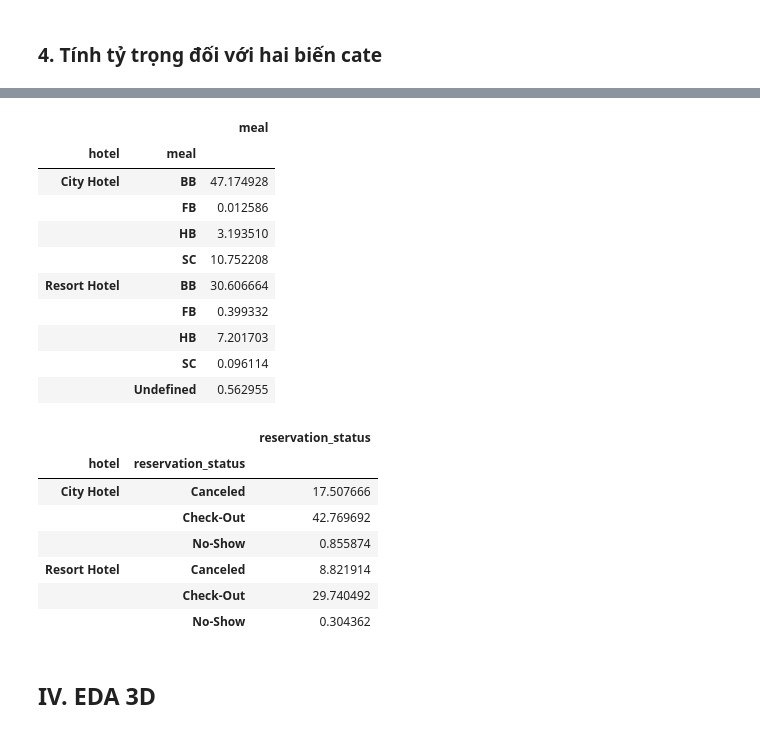
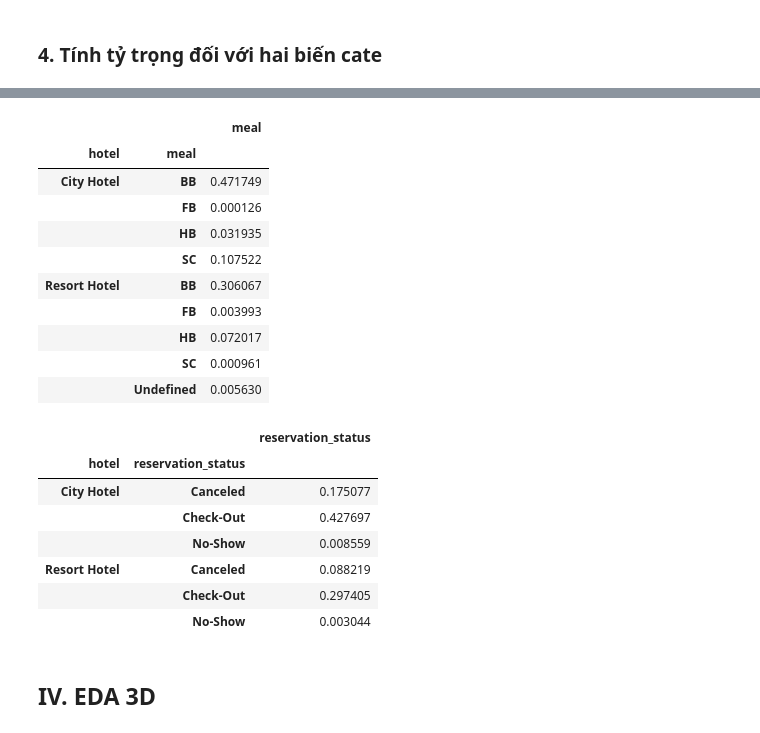
Before and after one commit to faithdanghuy/DataVis-Project, a Jupyter notebook: Source/HotelBooking.ipynb, the cells around one changed output, grey strips where cells are left out. Cells and saved outputs as stored; diff of their text form; code cells hidden in the pictures.

Commit message:
Finish HotelBooking

```diff
--- a/Source/HotelBooking.ipynb
+++ b/Source/HotelBooking.ipynb
@@ -386,28 +400,28 @@ sns.countplot(data=df, x='customer_type', hue='hotel')
 # %%
-df.groupby([cate_list[0], cate_list[2]]).agg({cate_list[2]: 'count'})/len(df)*100
+df.groupby([cate_list[0], cate_list[2]]).agg({cate_list[2]: 'count'})/len(df)
 # %% [output]
 |  |  | meal |
 | hotel | meal |  |
-| City Hotel | BB | 47.174928 |
-|  | FB | 0.012586 |
-|  | HB | 3.193510 |
-|  | SC | 10.752208 |
-| Resort Hotel | BB | 30.606664 |
-|  | FB | 0.399332 |
-|  | HB | 7.201703 |
-|  | SC | 0.096114 |
-|  | Undefined | 0.562955 |
+| City Hotel | BB | 0.471749 |
+|  | FB | 0.000126 |
+|  | HB | 0.031935 |
+|  | SC | 0.107522 |
+| Resort Hotel | BB | 0.306067 |
+|  | FB | 0.003993 |
+|  | HB | 0.072017 |
+|  | SC | 0.000961 |
+|  | Undefined | 0.005630 |
 # %%
-df.groupby([cate_list[0], cate_list[10]]).agg({cate_list[10]: 'count'})/len(df)*100
+df.groupby([cate_list[0], cate_list[10]]).agg({cate_list[10]: 'count'})/len(df)
 # %% [output]
 |  |  | reservation_status |
 | hotel | reservation_status |  |
-| City Hotel | Canceled | 17.507666 |
-|  | Check-Out | 42.769692 |
-|  | No-Show | 0.855874 |
-| Resort Hotel | Canceled | 8.821914 |
-|  | Check-Out | 29.740492 |
-|  | No-Show | 0.304362 |
+| City Hotel | Canceled | 0.175077 |
+|  | Check-Out | 0.427697 |
+|  | No-Show | 0.008559 |
+| Resort Hotel | Canceled | 0.088219 |
+|  | Check-Out | 0.297405 |
+|  | No-Show | 0.003044 |
 # %% [markdown]
 ## **IV. EDA 3D** <a class="anchor" id="c4"></a>
 # %% [markdown]
```
Also changed, not shown: parts of 8 cells of this notebook, 1 other file.
